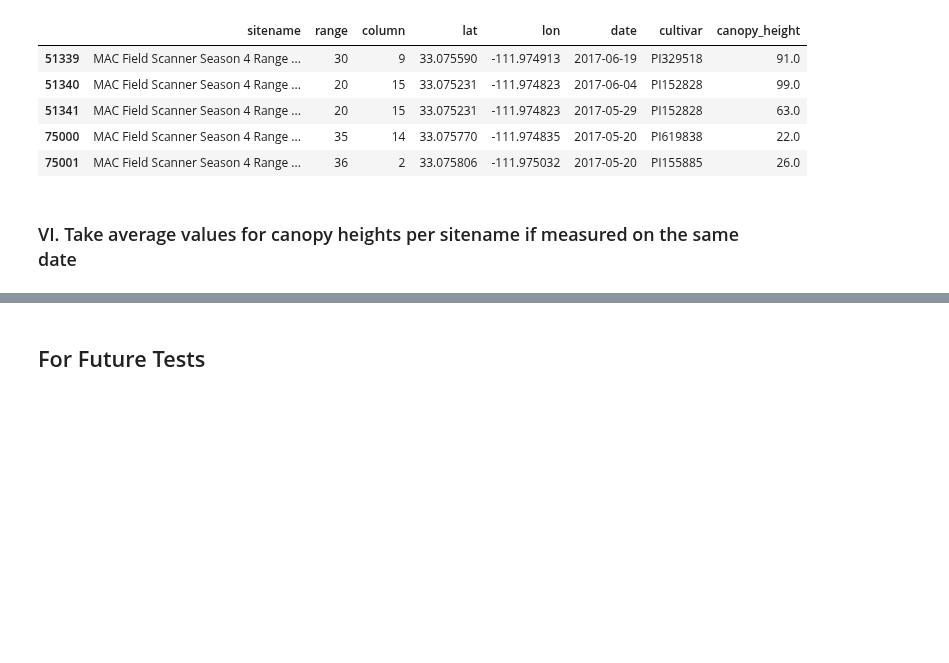
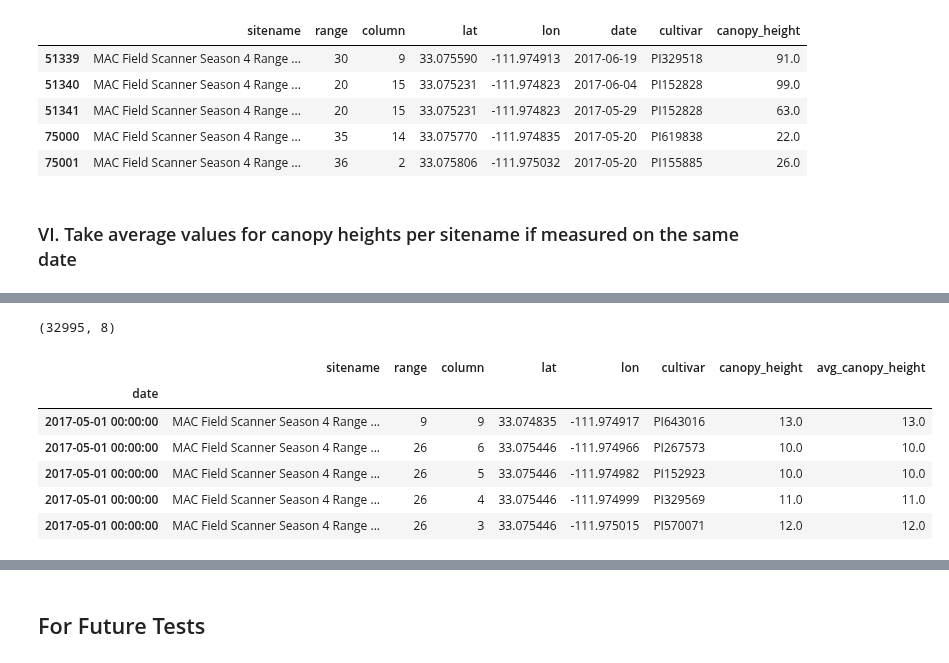
Before and after one commit to genophenoenvo/terraref-datasets, a Jupyter notebook: notebooks/canopy_heights_season_4.ipynb, the cells around one changed output, grey strips where cells are left out. Drawn from its saved outputs; the diff is of its cells as text; code cells hidden in the pictures; blank space fills up the shorter version.

```diff
--- a/notebooks/canopy_heights_season_4.ipynb
+++ b/notebooks/canopy_heights_season_4.ipynb
@@ -184,0 +201,13 @@ df_8.head()
+# %%
+season_heights_1 = season_heights_0.sort_index()
+print(season_heights_1.shape)
+# season_heights_1.head()
+# %% [output]
+(32995, 8)
+|  | sitename | range | column | lat | lon | cultivar | canopy_height | avg_canopy_height |
+| date |  |  |  |  |  |  |  |  |
+| 2017-05-01 00:00:00 | MAC Field Scanner Season 4 Range ... | 9 | 9 | 33.074835 | -111.974917 | PI643016 | 13.0 | 13.0 |
+| 2017-05-01 00:00:00 | MAC Field Scanner Season 4 Range ... | 26 | 6 | 33.075446 | -111.974966 | PI267573 | 10.0 | 10.0 |
+| 2017-05-01 00:00:00 | MAC Field Scanner Season 4 Range ... | 26 | 5 | 33.075446 | -111.974982 | PI152923 | 10.0 | 10.0 |
+| 2017-05-01 00:00:00 | MAC Field Scanner Season 4 Range ... | 26 | 4 | 33.075446 | -111.974999 | PI329569 | 11.0 | 11.0 |
+| 2017-05-01 00:00:00 | MAC Field Scanner Season 4 Range ... | 26 | 3 | 33.075446 | -111.975015 | PI570071 | 12.0 | 12.0 |
```
Also changed, not shown: parts of 17 cells of this notebook.
